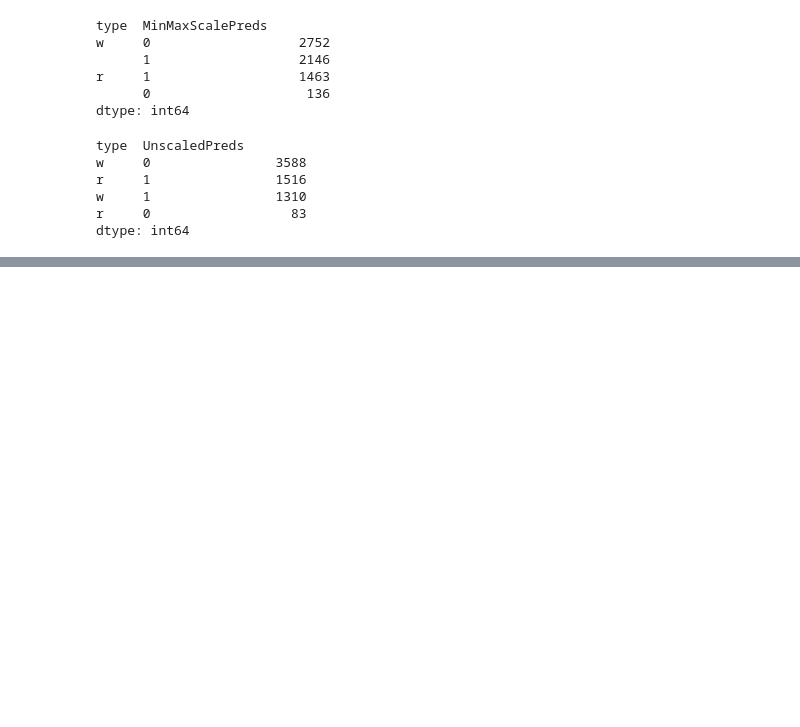
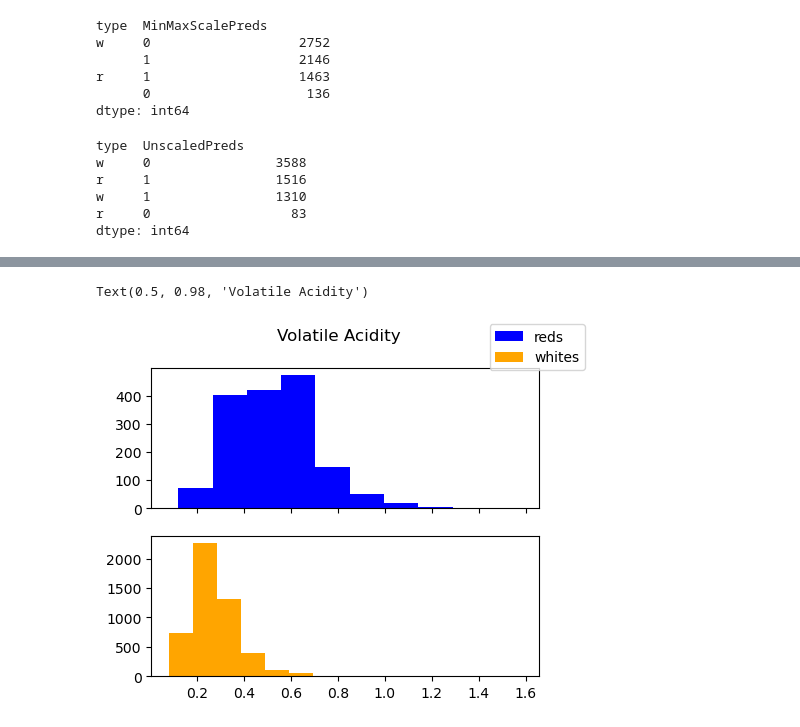
Before and after one commit to nmdollhopf/team1_wine_project, a Jupyter notebook: initial_unsupervised_clustering.ipynb, the cells around one changed output, grey strips where cells are left out. Drawn from its saved outputs; the diff is of its cells as text; code cells hidden in the pictures; blank space fills up the shorter version.

```diff
--- a/initial_unsupervised_clustering.ipynb
+++ b/initial_unsupervised_clustering.ipynb
@@ -323,0 +344,11 @@ dtype: int64
+# %%
+#plt.hist([reds_noqual["volatile acidity"], whites_noqual["volatile acidity"]], density=False, log=True)
+fig, axs = plt.subplots(2,1, sharex='col', figsize=(5,4))
+axs[0].hist(reds_noqual["volatile acidity"], label='reds', color='blue')
+axs[1].hist(whites_noqual["volatile acidity"], label='whites', color='orange')
+
+fig.legend()
+fig.suptitle("Volatile Acidity")
+# %% [output]
+Text(0.5, 0.98, 'Volatile Acidity')
+[figure, added]
```
Also changed, not shown: parts of 18 cells of this notebook.
